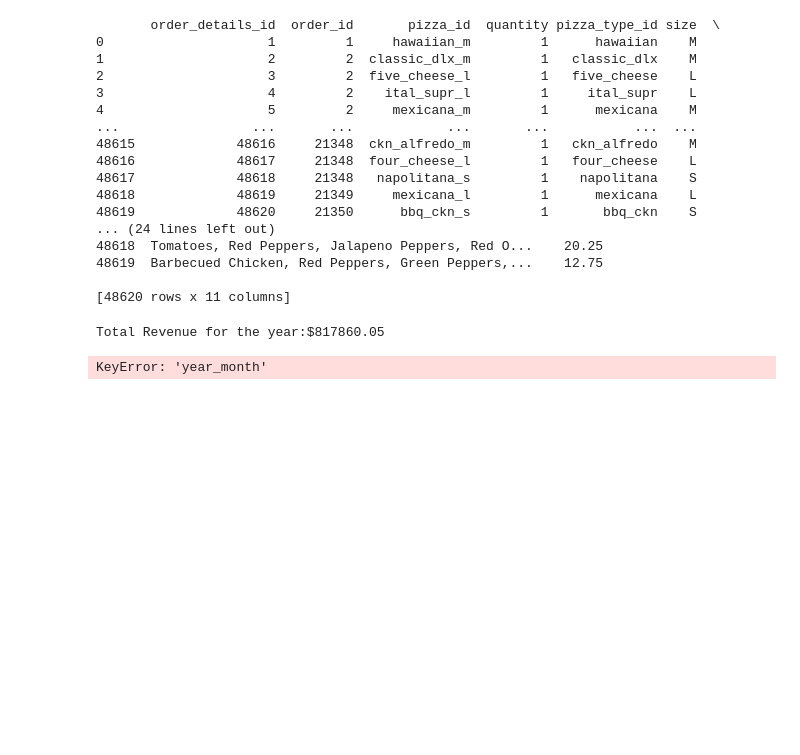
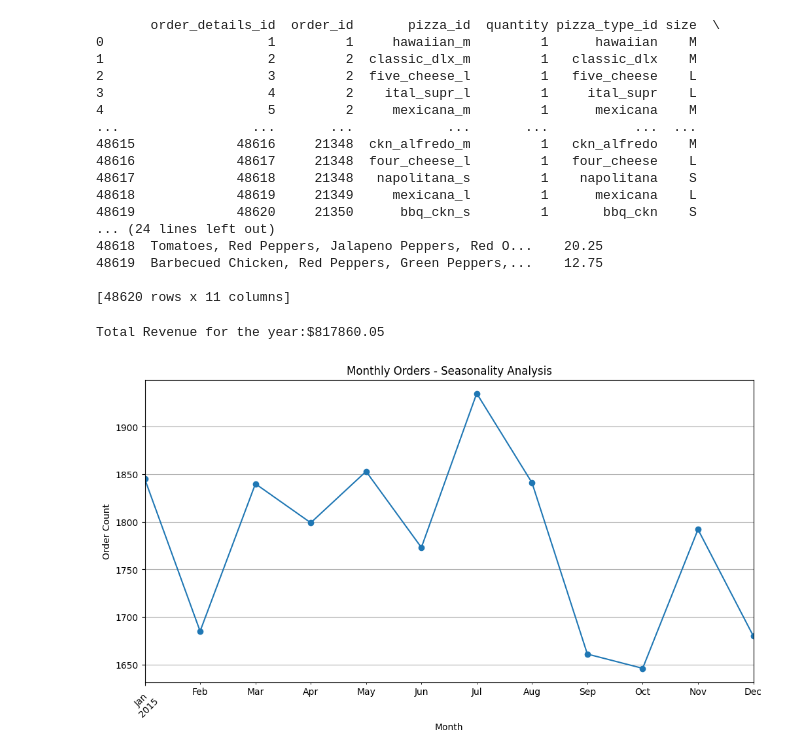
Before and after one commit to rubathecoder/Ruba-AIML-Portfolio-, a Jupyter notebook: Pizza_Place_Sales.ipynb, the cells around one changed output. Saved outputs shown, nothing was run; the diff lists cells and outputs as text; code cells hidden in the pictures; blank space fills up the shorter version.

```diff
--- a/Pizza_Place_Sales.ipynb
+++ b/Pizza_Place_Sales.ipynb
@@ -256,8 +255,25 @@ total_revenue=full_sales['revenue'].sum()
 print(f'Total Revenue for the year:${total_revenue:.2f}')
 # %% [output]
 Total Revenue for the year:$817860.05
-# %%
-#Can we identify any seasonality in the sales
-monthly_revenue=full_sales.groupby('year_month')['revenue'].sum()
-# %% [output]
-KeyError: 'year_month'
+# %%
+#Can we identify any seasonality in the sales
+orders['date']=pd.to_datetime(orders['date'])
+# Extract year and month for grouping
+orders['year_month'] = orders['date'].dt.to_period('M')
+
+# Group by year-month and count orders
+monthly_orders = orders.groupby('year_month').size()
+
+# Plot monthly orders for seasonality analysis
+import matplotlib.pyplot as plt
+
+plt.figure(figsize=(12,6))
+monthly_orders.plot(marker='o')
+plt.title('Monthly Orders - Seasonality Analysis')
+plt.xlabel('Month')
+plt.ylabel('Order Count')
+plt.xticks(rotation=45)
+plt.grid(True)
+plt.show()
+# %% [output]
+[figure, added]
```
Also changed, not shown: parts of 8 cells of this notebook.
